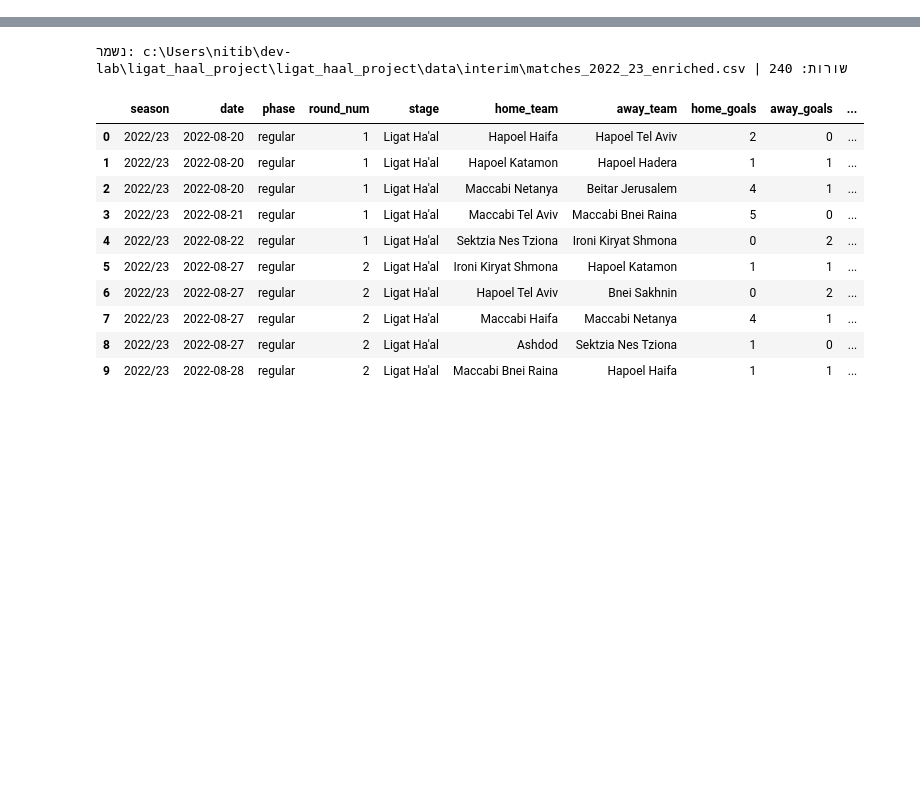
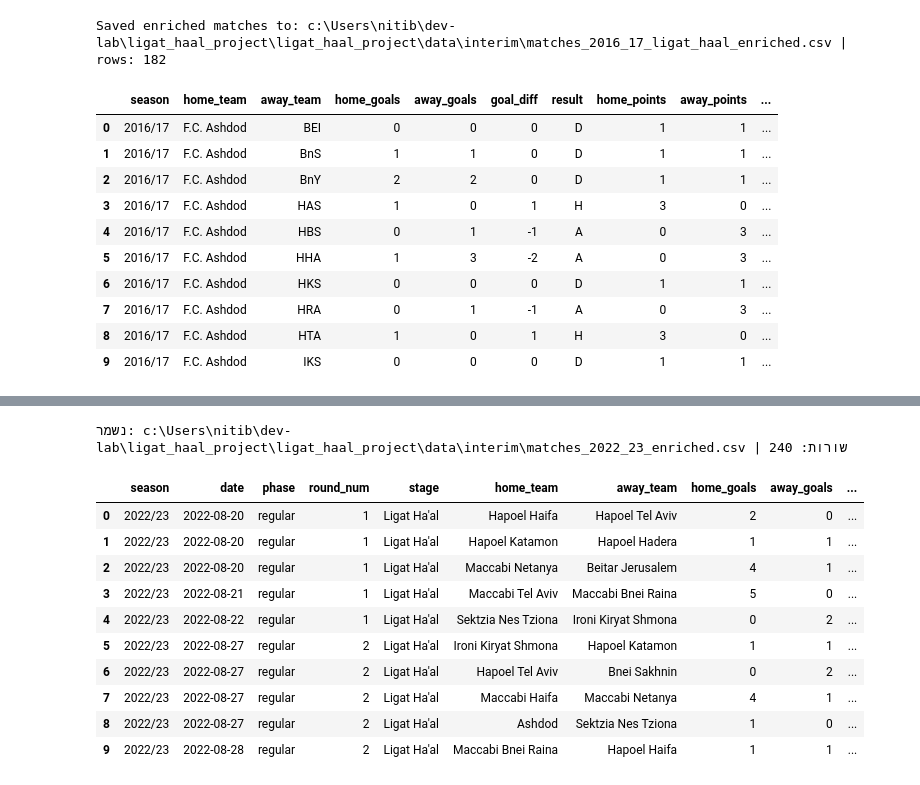
Before and after one commit to Nitaybenadmon123/ligat_haal_project, a Jupyter notebook: ligat_haal_project/notebooks/ligat_haal_project_refactored.ipynb, the cells around one changed output, grey strips where cells are left out. Cells and saved outputs as stored; diff of their text form; code cells hidden in the pictures; blank space fills up the shorter version.

```diff
--- a/ligat_haal_project/notebooks/ligat_haal_project_refactored.ipynb
+++ b/ligat_haal_project/notebooks/ligat_haal_project_refactored.ipynb
@@ -326,0 +170,59 @@ Query Israeli leagues, choose Ligat Ha'al, download fixtures for `SEASON_YEAR` a
+# %%
+# Enrich Wikipedia match-by-match table (simplified, stable)
+# Drops problematic rank/quartile fields and keeps only reliable derived columns
+import pandas as pd
+from pathlib import Path
+import re
+
+# Input/Output
+matches_csv = Path(DATA_DIR) / "matches_2016_17_ligat_haal_wikipedia.csv"
+out_path = INTERIM_DIR / "matches_2016_17_ligat_haal_enriched.csv"
+
+# Safety checks
+if not matches_csv.exists():
+    raise FileNotFoundError(f"Matches CSV not found: {matches_csv} — run the Wikipedia scraping cell first")
+
+# Load
+df = pd.read_csv(matches_csv)
+
+# Ensure numeric goal columns (in case of strings)
+for col in ["home_goals", "away_goals"]:
+    if col in df.columns:
+        df[col] = pd.to_numeric(df[col], errors="coerce")
+
+# Derived columns
+df["goal_diff"] = df["home_goals"] - df["away_goals"]
+df["result"] = df["goal_diff"].apply(lambda x: "H" if x > 0 else ("A" if x < 0 else "D"))
+df["home_points"] = df["result"].map({"H": 3, "D": 1, "A": 0})
+df["away_points"] = df["result"].map({"A": 3, "D": 1, "H": 0})
+
+# Optional: simple flag for one-sided results
+df["one_sided"] = (df["goal_diff"].abs() >= 3).astype(int)
+
+# Reorder/keep columns defensively
+cols = [
+    "season", "home_team", "away_team",
+    "home_goals", "away_goals", "goal_diff", "result",
+    "home_points", "away_points", "one_sided"
+]
+ordered = [c for c in cols if c in df.columns]
+df = df[ordered]
+
+# Save
+out_path.parent.mkdir(parents=True, exist_ok=True)
+df.to_csv(out_path, index=False, encoding="utf-8-sig")
+print(f"Saved enriched matches to: {out_path} | rows: {len(df)}")
+display(df.head(10))
+# %% [output]
+Saved enriched matches to: c:\Users\nitib\dev-lab\ligat_haal_project\ligat_haal_project\data\interim\matches_2016_17_ligat_haal_enriched.csv | rows: 182
+|  | season | home_team | away_team | home_goals | away_goals | goal_diff | result | home_points | away_points | ... |
+| 0 | 2016/17 | F.C. Ashdod | BEI | 0 | 0 | 0 | D | 1 | 1 | ... |
+| 1 | 2016/17 | F.C. Ashdod | BnS | 1 | 1 | 0 | D | 1 | 1 | ... |
+| 2 | 2016/17 | F.C. Ashdod | BnY | 2 | 2 | 0 | D | 1 | 1 | ... |
+| 3 | 2016/17 | F.C. Ashdod | HAS | 1 | 0 | 1 | H | 3 | 0 | ... |
+| 4 | 2016/17 | F.C. Ashdod | HBS | 0 | 1 | -1 | A | 0 | 3 | ... |
+| 5 | 2016/17 | F.C. Ashdod | HHA | 1 | 3 | -2 | A | 0 | 3 | ... |
+| 6 | 2016/17 | F.C. Ashdod | HKS | 0 | 0 | 0 | D | 1 | 1 | ... |
+| 7 | 2016/17 | F.C. Ashdod | HRA | 0 | 1 | -1 | A | 0 | 3 | ... |
+| 8 | 2016/17 | F.C. Ashdod | HTA | 1 | 0 | 1 | H | 3 | 0 | ... |
+| 9 | 2016/17 | F.C. Ashdod | IKS | 0 | 0 | 0 | D | 1 | 1 | ... |
```
Also changed, not shown: parts of 37 cells of this notebook.
